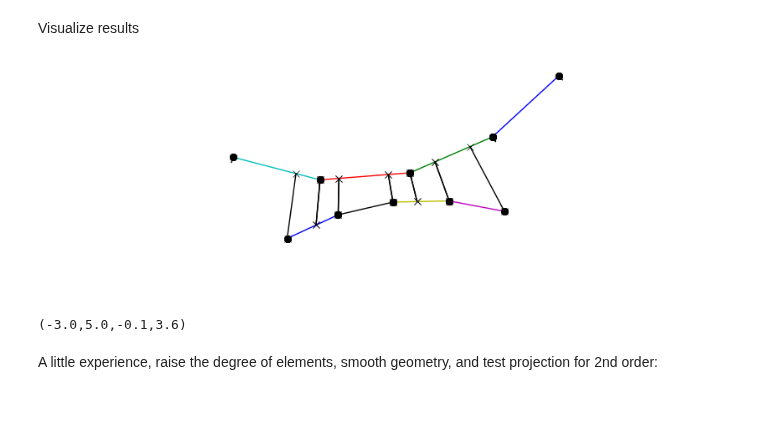
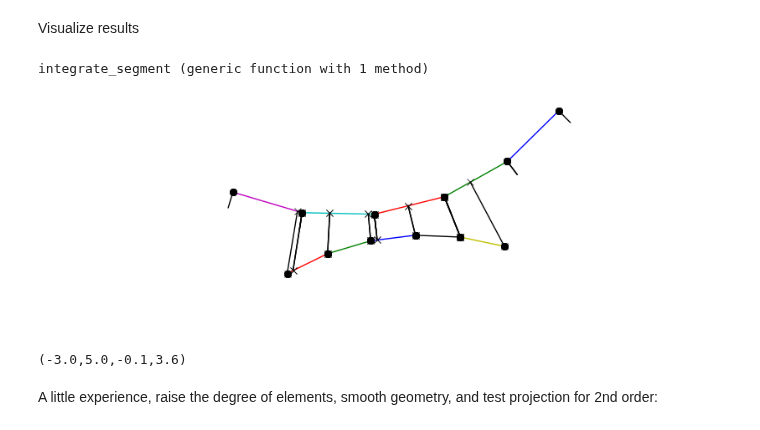
Before and after one commit to JuliaFEM/JuliaFEM.jl, a Jupyter notebook: notebooks/2015-09-15-2d-segmentation.ipynb, the cells around one changed output. Saved outputs shown, nothing was run; the diff lists cells and outputs as text; code cells hidden in the pictures.

```diff
--- a/notebooks/2015-09-15-2d-segmentation.ipynb
+++ b/notebooks/2015-09-15-2d-segmentation.ipynb
@@ -46,7 +46,7 @@ rlinspace (generic function with 1 method)
 # %%
 srand(42)
 
-nsl = 5
+nsl = 6
 nm = 5
 
 ϕ11 = 5.4
@@ -108,7 +108,7 @@ function plot_element(el; plot_with_normal=false)
     if plot_with_normal
         for i=1:2
             p0 = ncoords[i]
-            p1 = ncoords[i]+0.1*normals[i]
+            p1 = ncoords[i]+0.3*normals[i]
             plot([p0[1], p1[1]], [p0[2], p1[2]], "-k")
         end
     end
@@ -124,6 +124,6 @@ for el in Γ₂
 end
 axis("equal")
 ylim(-0.1, 3.6)
-axis("off")
+#axis("off")
 # %% [output]
 Converged. p = [4.2905787641613236,5.624156522861784,0.04706336239279979,6.561746550428803]
@@ -196,35 +250,47 @@ calc_projection (generic function with 1 method)
 # %% [markdown]
 Visualize results
+# %%
+function integrate_segment(sel, mel, xi1, xi2)
+    nsel = get_number_of_basis_functions(sel)
+    nmel = get_number_of_basis_functions(mel)
+    De = zeros(nsel, nsel)
+    Me = zeros(nsel, nmel)
+    return De, Me
+end
+# %% [output]
+integrate_segment (generic function with 1 method)
 # %%
 function plot_all()
     figure(figsize=(10, 3))
     for el in Γ₁
         plot_element(el; plot_with_normal=true)
     end
     for el in Γ₂
         plot_element(el; plot_with_normal=false)
     end
     for sel in Γ₁
         for mel in Γ₂
-            if has_projection(sel, mel)
-                xi1, xi2 = calc_projection(sel, mel)
+            xi1, xi2 = calc_projection(sel, mel)
+            if has_projection(xi1, xi2)
                 X1 = interpolate(sel, :Geometry, xi1)
                 X2 = interpolate(mel, :Geometry, xi2)
-                #println("$X1\n\n$X2")
                 for s=1:2
-                    plot([X1[s][1], X2[s][1]], [X1[s][2], X2[s][2]], "-kx")
+                    x = [X1[s][1], X2[s][1]]
+                    y = [X1[s][2], X2[s][2]]
+                    plot(x, y, "-kx")
                 end
+                De, Me = integrate_segment(sel, mel, xi1, xi2)
             end
         end
     end
     axis("equal")
     ylim(-0.1, 3.6)
     axis("off")
 end
 
 plot_all()
 # %% [output]
-[figure, old version]
+[figure, new version]
 (-3.0,5.0,-0.1,3.6)
 # %% [markdown]
 A little experience, raise the degree of elements, smooth geometry, and test projection for 2nd order:
```
Also changed, not shown: parts of 6 cells of this notebook.
